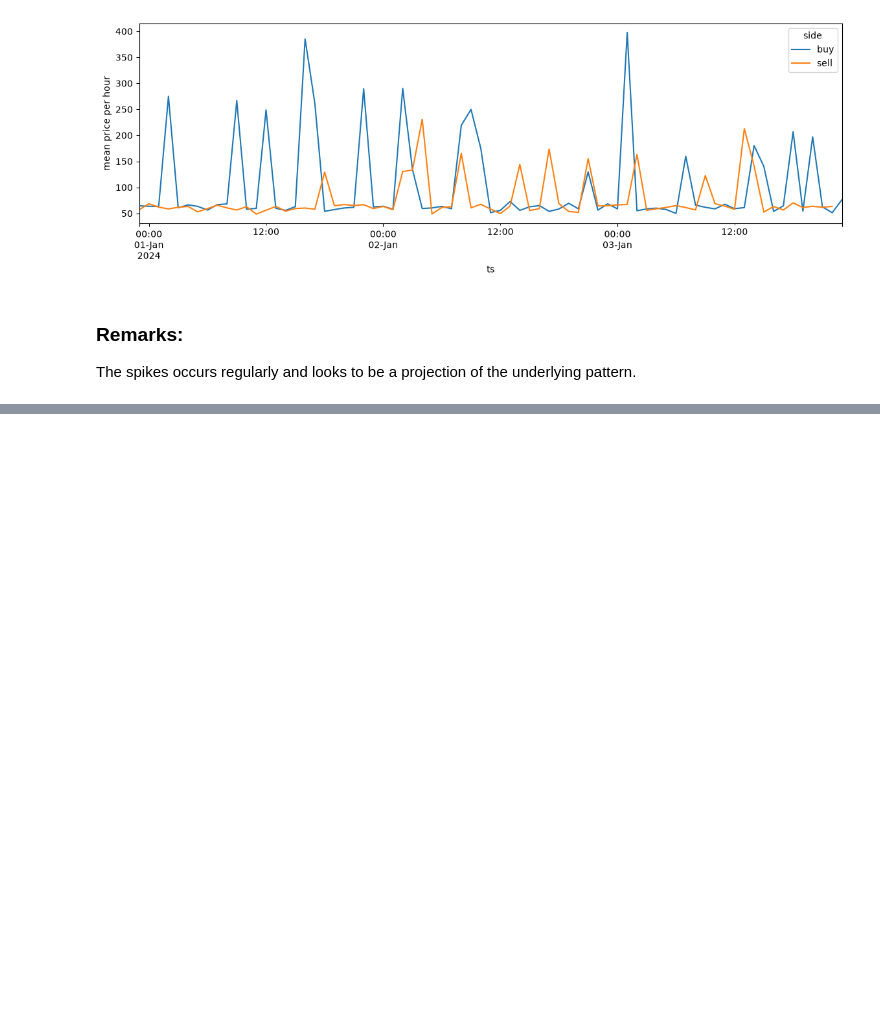
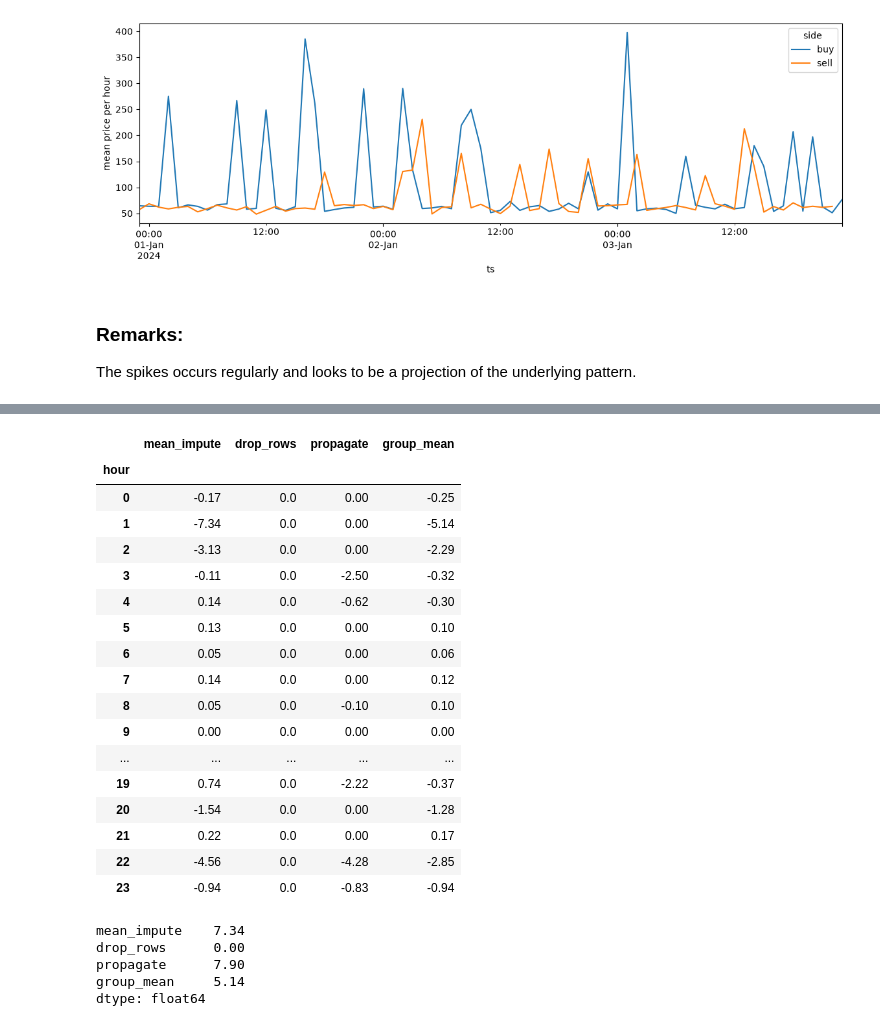
Before and after one commit to ef-cor/t1-coding-challenge-student-data-engineer-submission, a Jupyter notebook: analysis/raw_data_profile.ipynb, the cells around one changed output, grey strips where cells are left out. Saved outputs shown, nothing was run; the diff lists cells and outputs as text; code cells hidden in the pictures; blank space fills up the shorter version.

```diff
--- a/analysis/raw_data_profile.ipynb
+++ b/analysis/raw_data_profile.ipynb
@@ -360,0 +485,29 @@ The spikes occurs regularly and looks to be a projection of the underlying patte
+# %%
+(vwap.sub(vwap["drop_rows"], axis=0)).round(2)
+# %% [output]
+|  | mean_impute | drop_rows | propagate | group_mean |
+| hour |  |  |  |  |
+| 0 | -0.17 | 0.0 | 0.00 | -0.25 |
+| 1 | -7.34 | 0.0 | 0.00 | -5.14 |
+| 2 | -3.13 | 0.0 | 0.00 | -2.29 |
+| 3 | -0.11 | 0.0 | -2.50 | -0.32 |
+| 4 | 0.14 | 0.0 | -0.62 | -0.30 |
+| 5 | 0.13 | 0.0 | 0.00 | 0.10 |
+| 6 | 0.05 | 0.0 | 0.00 | 0.06 |
+| 7 | 0.14 | 0.0 | 0.00 | 0.12 |
+| 8 | 0.05 | 0.0 | -0.10 | 0.10 |
+| 9 | 0.00 | 0.0 | 0.00 | 0.00 |
+| ... | ... | ... | ... | ... |
+| 19 | 0.74 | 0.0 | -2.22 | -0.37 |
+| 20 | -1.54 | 0.0 | 0.00 | -1.28 |
+| 21 | 0.22 | 0.0 | 0.00 | 0.17 |
+| 22 | -4.56 | 0.0 | -4.28 | -2.85 |
+| 23 | -0.94 | 0.0 | -0.83 | -0.94 |
+# %%
+(vwap.sub(vwap["drop_rows"], axis=0)).abs().max().round(2)
+# %% [output]
+mean_impute    7.34
+drop_rows      0.00
+propagate      7.90
+group_mean     5.14
+dtype: float64
```
Also changed, not shown: parts of 15 cells of this notebook.
